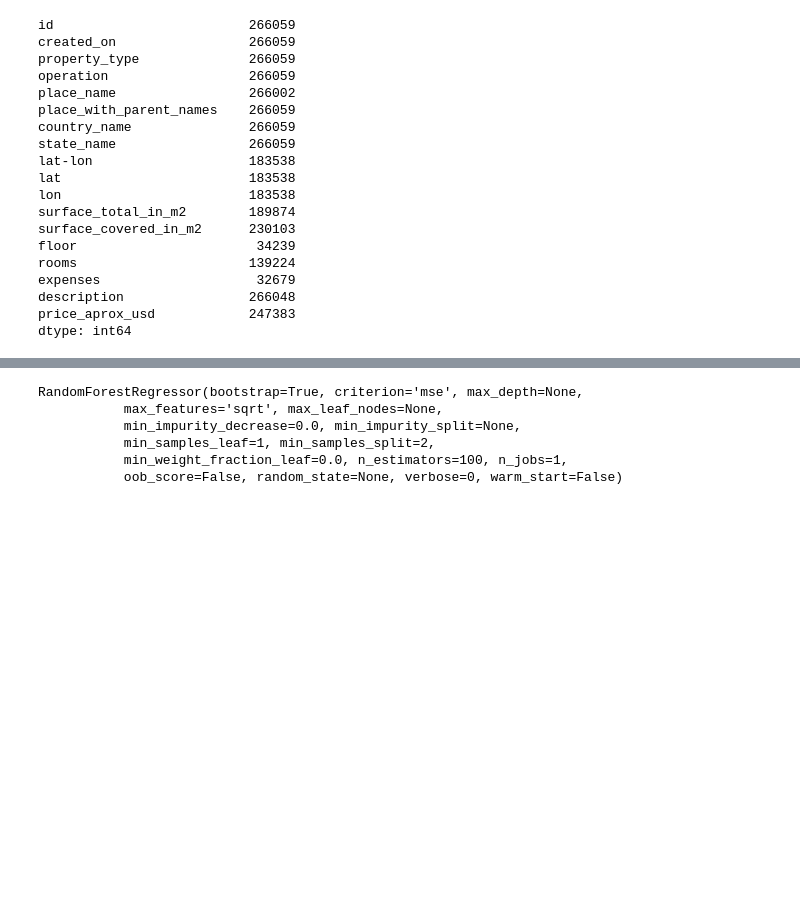
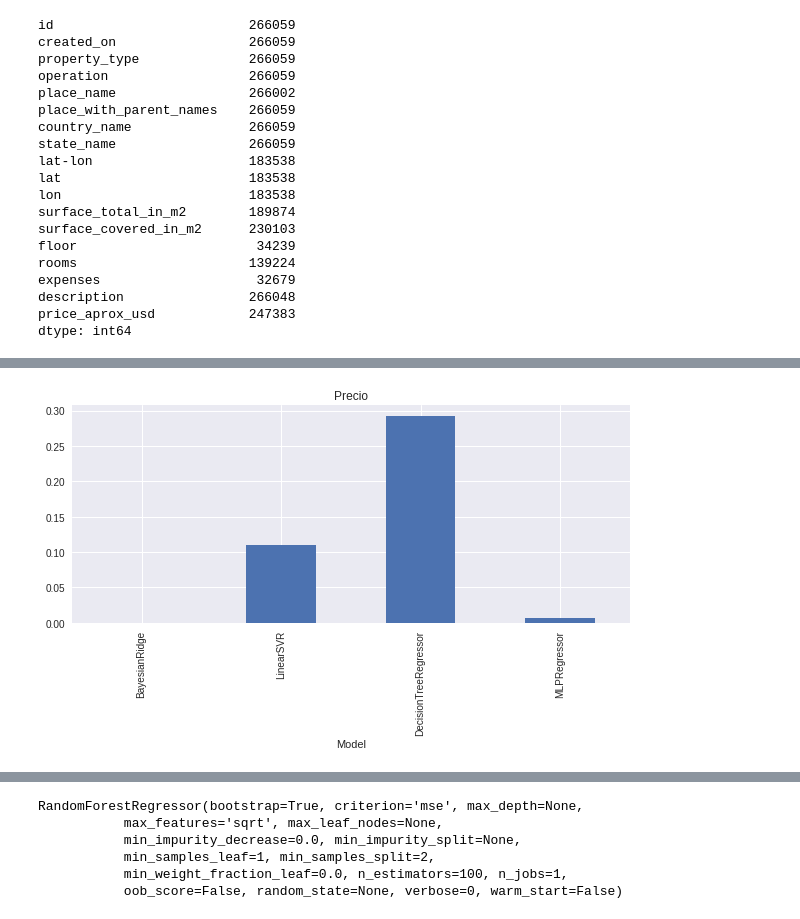
Before and after one commit to NicoGallegos/tpdatos, a Jupyter notebook: TP 2 2.0.ipynb, the cells around one changed output, grey strips where cells are left out. Saved outputs shown, nothing was run; the diff lists cells and outputs as text; code cells hidden in the pictures; blank space fills up the shorter version.

```diff
--- a/TP 2 2.0.ipynb
+++ b/TP 2 2.0.ipynb
@@ -468,0 +195,4 @@ ValueError: Length of values does not match length of index
+# %%
+datos = datos.loc[datos['price_aprox_usd'].notnull(),:]
+datos = datos.loc[datos['price_aprox_usd'] != 0,:]
+datos.count()
@@ -468,0 +283,25 @@ ValueError: Length of values does not match length of index
+# %%
+models = [linear_model.BayesianRidge(),
+         #LogisticRegression(),
+         svm.LinearSVR(),
+         tree.DecisionTreeRegressor(),
+         #gaussian_process.GaussianProcessRegressor(),
+         neural_network.MLPRegressor()]
+
+TestModels = pd.DataFrame()
+tmp = {}
+
+for model in models:
+        m = str(model)
+        tmp['Model'] = m[:m.index('(')]
+        model.fit(datosNoPalermoFeatures, datosNoPalermoPrecio)
+        tmp['Precio'] = r2_score(datosPalermoPrecio, model.predict(datosPalermoFeatures))
+        TestModels = TestModels.append([tmp])
+
+TestModels.set_index('Model', inplace=True)
+
+fig, axes = plt.subplots(ncols=1, figsize=(10, 4))
+TestModels.Precio.plot(ax=axes, kind='bar', title='Precio')
+plt.show()
+# %% [output]
+[figure, added]
```
Also changed, not shown: parts of 54 cells of this notebook.
